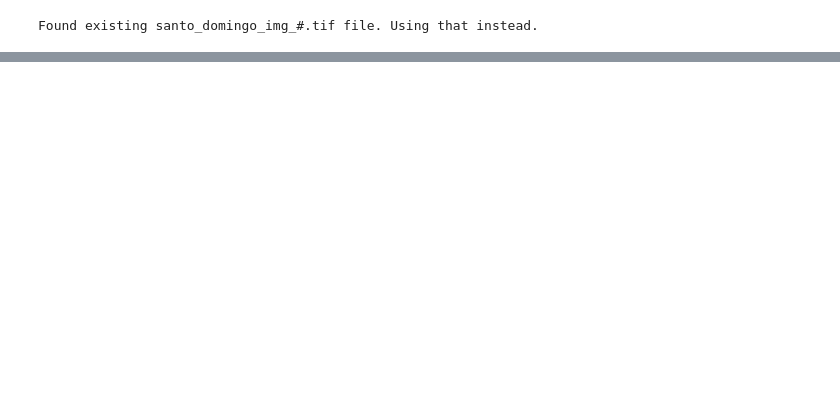
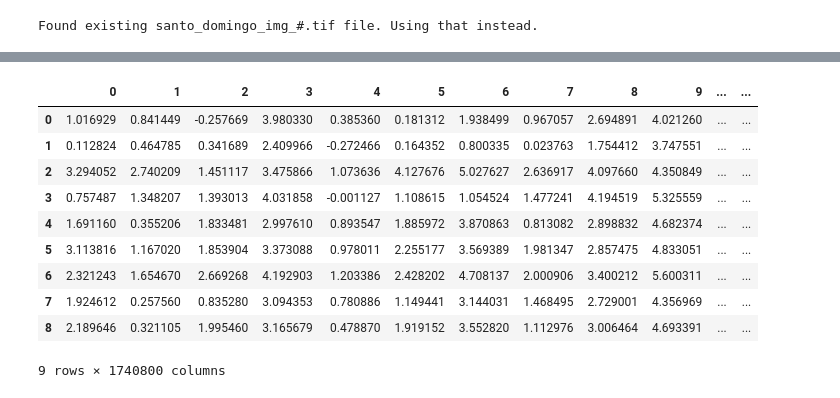
Before and after one commit to JuanesLamilla/TemporalClusterNet, a Jupyter notebook: main.ipynb, the cells around one changed output, grey strips where cells are left out. Saved outputs shown, nothing was run; the diff lists cells and outputs as text; code cells hidden in the pictures; blank space fills up the shorter version.

```diff
--- a/main.ipynb
+++ b/main.ipynb
@@ -183,11 +167,0 @@ b'MM\x00*\x00\x00\x00\x08\x00\x10\x01\x00\x00\x03\x00\x00\x00\x01\x05x'
-# %%
-from PIL import Image
-
-image_path = 'santo_domingo_img_8.tif'
-image_path = os.path.join(os.getcwd(), image_path)
-
-try:
-    img = Image.open(image_path)
-    img.show()  # This should display the image
-except Exception as e:
-    print(f'Error loading image with Pillow: {e}')
@@ -283,0 +223,2 @@ Length: 589, dtype: float32
+# %%
+df_effnet_features = fe.extract(effnet, effnet_p, image_list, (662, 1103, 3))
@@ -283,0 +230,14 @@ Length: 589, dtype: float32
+# %%
+df_effnet_features.head(10)
+# %% [output]
+|  | 0 | 1 | 2 | 3 | 4 | 5 | 6 | 7 | 8 | 9 | ... | ... |
+| 0 | 1.016929 | 0.841449 | -0.257669 | 3.980330 | 0.385360 | 0.181312 | 1.938499 | 0.967057 | 2.694891 | 4.021260 | ... | ... |
+| 1 | 0.112824 | 0.464785 | 0.341689 | 2.409966 | -0.272466 | 0.164352 | 0.800335 | 0.023763 | 1.754412 | 3.747551 | ... | ... |
+| 2 | 3.294052 | 2.740209 | 1.451117 | 3.475866 | 1.073636 | 4.127676 | 5.027627 | 2.636917 | 4.097660 | 4.350849 | ... | ... |
+| 3 | 0.757487 | 1.348207 | 1.393013 | 4.031858 | -0.001127 | 1.108615 | 1.054524 | 1.477241 | 4.194519 | 5.325559 | ... | ... |
+| 4 | 1.691160 | 0.355206 | 1.833481 | 2.997610 | 0.893547 | 1.885972 | 3.870863 | 0.813082 | 2.898832 | 4.682374 | ... | ... |
+| 5 | 3.113816 | 1.167020 | 1.853904 | 3.373088 | 0.978011 | 2.255177 | 3.569389 | 1.981347 | 2.857475 | 4.833051 | ... | ... |
+| 6 | 2.321243 | 1.654670 | 2.669268 | 4.192903 | 1.203386 | 2.428202 | 4.708137 | 2.000906 | 3.400212 | 5.600311 | ... | ... |
+| 7 | 1.924612 | 0.257560 | 0.835280 | 3.094353 | 0.780886 | 1.149441 | 3.144031 | 1.468495 | 2.729001 | 4.356969 | ... | ... |
+| 8 | 2.189646 | 0.321105 | 1.995460 | 3.165679 | 0.478870 | 1.919152 | 3.552820 | 1.112976 | 3.006464 | 4.693391 | ... | ... |
+9 rows × 1740800 columns
```
Also changed, not shown: parts of 22 cells of this notebook, 1 other file.
